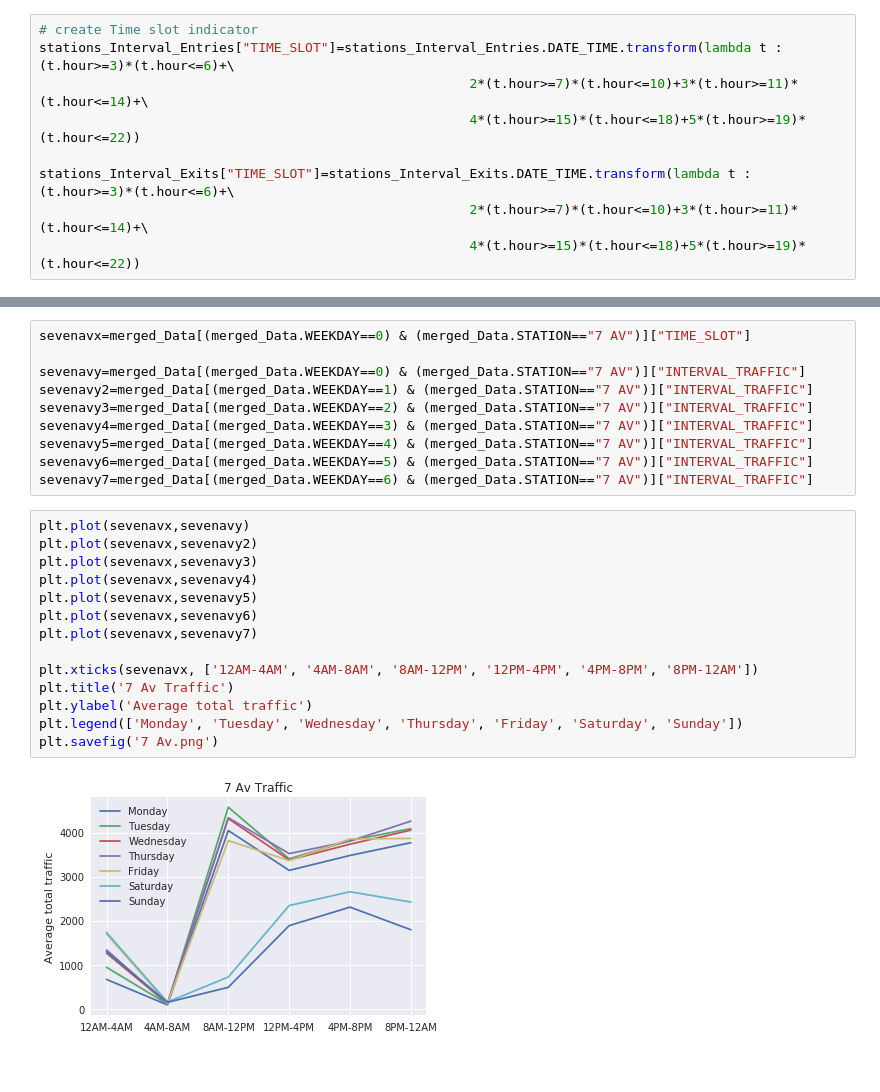
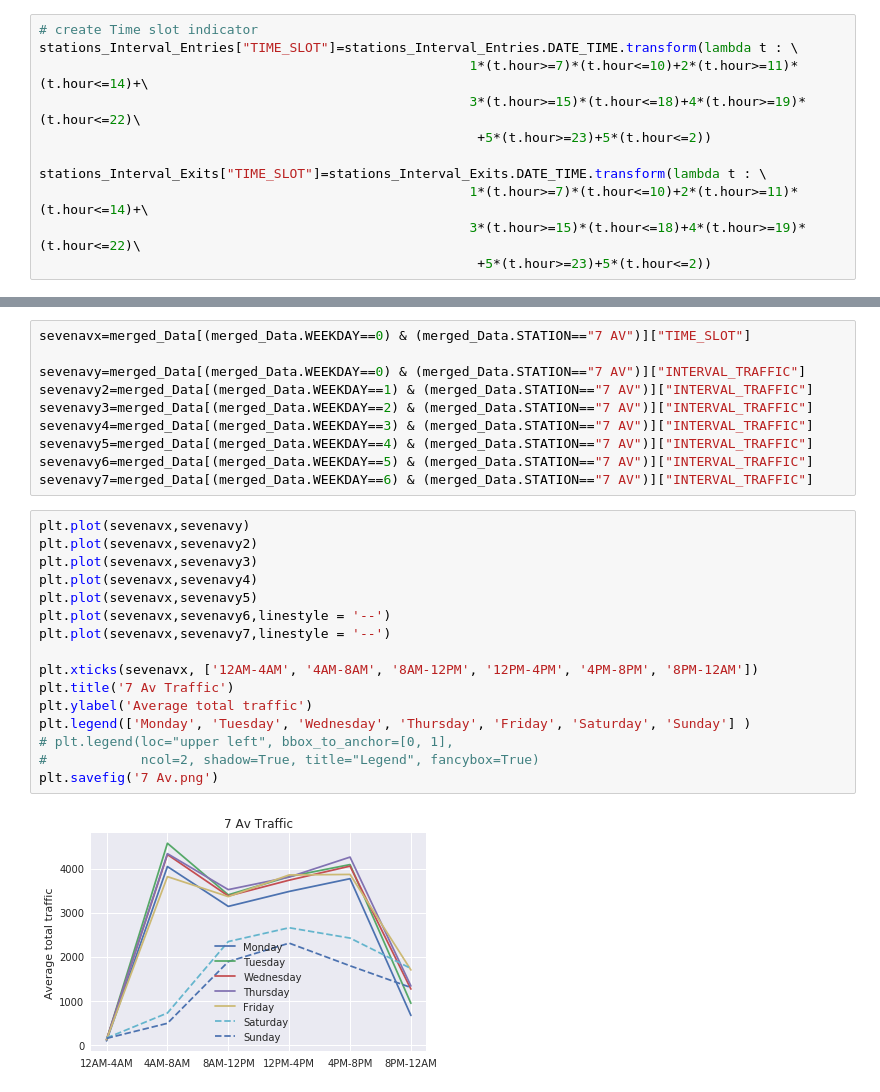
Before and after one commit to angadpc/Metis-Proj-1, a Jupyter notebook: Project_Benson_v3.ipynb, the cells around one changed output, grey strips where cells are left out. Drawn from its saved outputs; the diff is of its cells as text.

Commit message:
corrected graphs

```diff
--- a/Project_Benson_v3.ipynb
+++ b/Project_Benson_v3.ipynb
@@ -297,13 +297,15 @@ stations_Interval_Exits.describe()
 # cleaned_df.TIME.value_counts()
 # %%
 # create Time slot indicator
-stations_Interval_Entries["TIME_SLOT"]=stations_Interval_Entries.DATE_TIME.transform(lambda t : (t.hour>=3)*(t.hour<=6)+\
-                                                       2*(t.hour>=7)*(t.hour<=10)+3*(t.hour>=11)*(t.hour<=14)+\
-                                                       4*(t.hour>=15)*(t.hour<=18)+5*(t.hour>=19)*(t.hour<=22))
+stations_Interval_Entries["TIME_SLOT"]=stations_Interval_Entries.DATE_TIME.transform(lambda t : \
+                                                       1*(t.hour>=7)*(t.hour<=10)+2*(t.hour>=11)*(t.hour<=14)+\
+                                                       3*(t.hour>=15)*(t.hour<=18)+4*(t.hour>=19)*(t.hour<=22)\
+                                                        +5*(t.hour>=23)+5*(t.hour<=2))
 
-stations_Interval_Exits["TIME_SLOT"]=stations_Interval_Exits.DATE_TIME.transform(lambda t : (t.hour>=3)*(t.hour<=6)+\
-                                                       2*(t.hour>=7)*(t.hour<=10)+3*(t.hour>=11)*(t.hour<=14)+\
-                                                       4*(t.hour>=15)*(t.hour<=18)+5*(t.hour>=19)*(t.hour<=22))
+stations_Interval_Exits["TIME_SLOT"]=stations_Interval_Exits.DATE_TIME.transform(lambda t : \
+                                                       1*(t.hour>=7)*(t.hour<=10)+2*(t.hour>=11)*(t.hour<=14)+\
+                                                       3*(t.hour>=15)*(t.hour<=18)+4*(t.hour>=19)*(t.hour<=22)\
+                                                        +5*(t.hour>=23)+5*(t.hour<=2))
 # %%
 stations_Interval_Entries.head()
 # %% [output]
@@ -372,19 +374,21 @@ sevenavy7=merged_Data[(merged_Data.WEEKDAY==6) & (merged_Data.STATION=="7 AV")][
 # %%
 plt.plot(sevenavx,sevenavy)
 plt.plot(sevenavx,sevenavy2)
 plt.plot(sevenavx,sevenavy3)
 plt.plot(sevenavx,sevenavy4)
 plt.plot(sevenavx,sevenavy5)
-plt.plot(sevenavx,sevenavy6)
-plt.plot(sevenavx,sevenavy7)
+plt.plot(sevenavx,sevenavy6,linestyle = '--')
+plt.plot(sevenavx,sevenavy7,linestyle = '--')
 
 plt.xticks(sevenavx, ['12AM-4AM', '4AM-8AM', '8AM-12PM', '12PM-4PM', '4PM-8PM', '8PM-12AM'])
 plt.title('7 Av Traffic')
 plt.ylabel('Average total traffic')
-plt.legend(['Monday', 'Tuesday', 'Wednesday', 'Thursday', 'Friday', 'Saturday', 'Sunday'])
+plt.legend(['Monday', 'Tuesday', 'Wednesday', 'Thursday', 'Friday', 'Saturday', 'Sunday'] )
+# plt.legend(loc="upper left", bbox_to_anchor=[0, 1],
+#            ncol=2, shadow=True, title="Legend", fancybox=True)
 plt.savefig('7 Av.png')
 # %% [output]
-[figure, old version]
+[figure, new version]
 # %%
 fultonx=merged_Data[(merged_Data.WEEKDAY==0) & (merged_Data.STATION=="FULTON ST")]["TIME_SLOT"]
 
```
Also changed, not shown: parts of 4 cells of this notebook, 3 other files.
